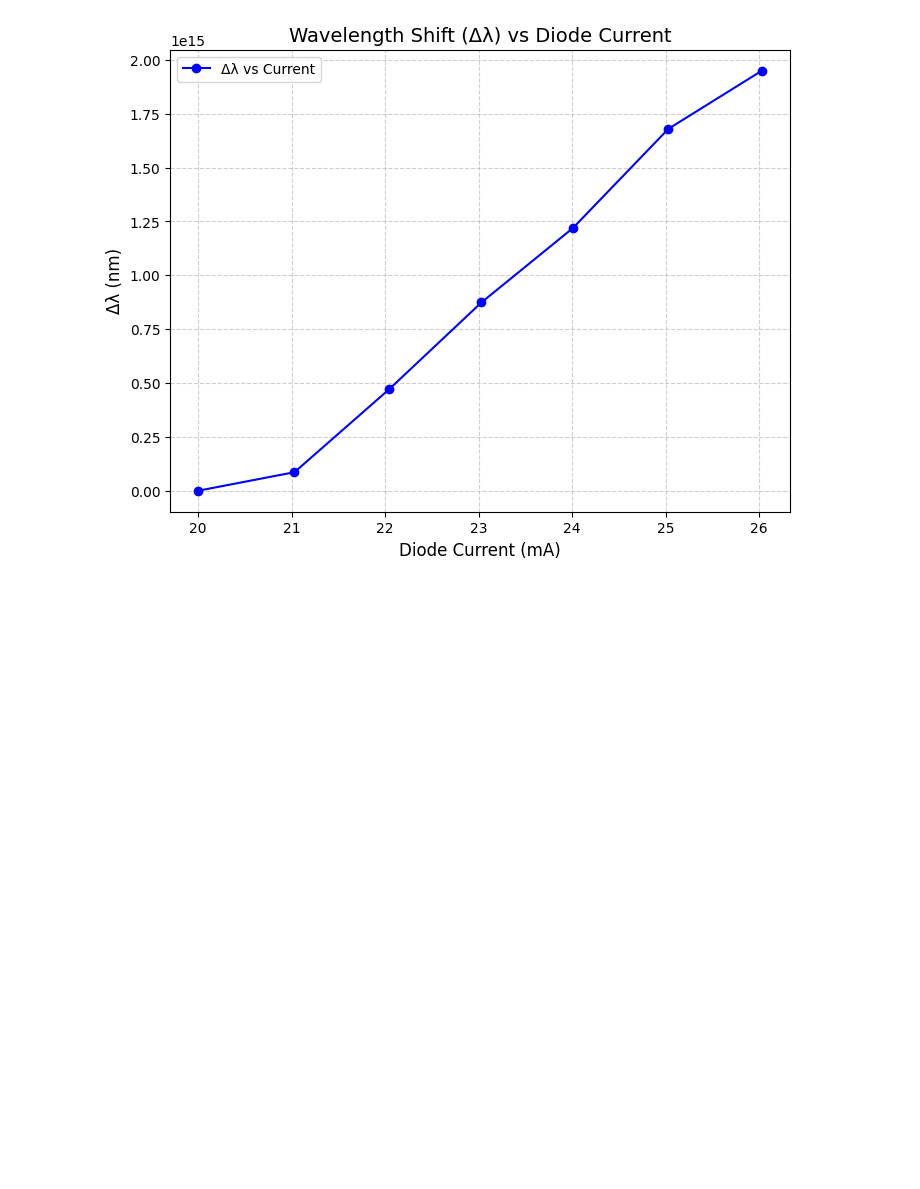
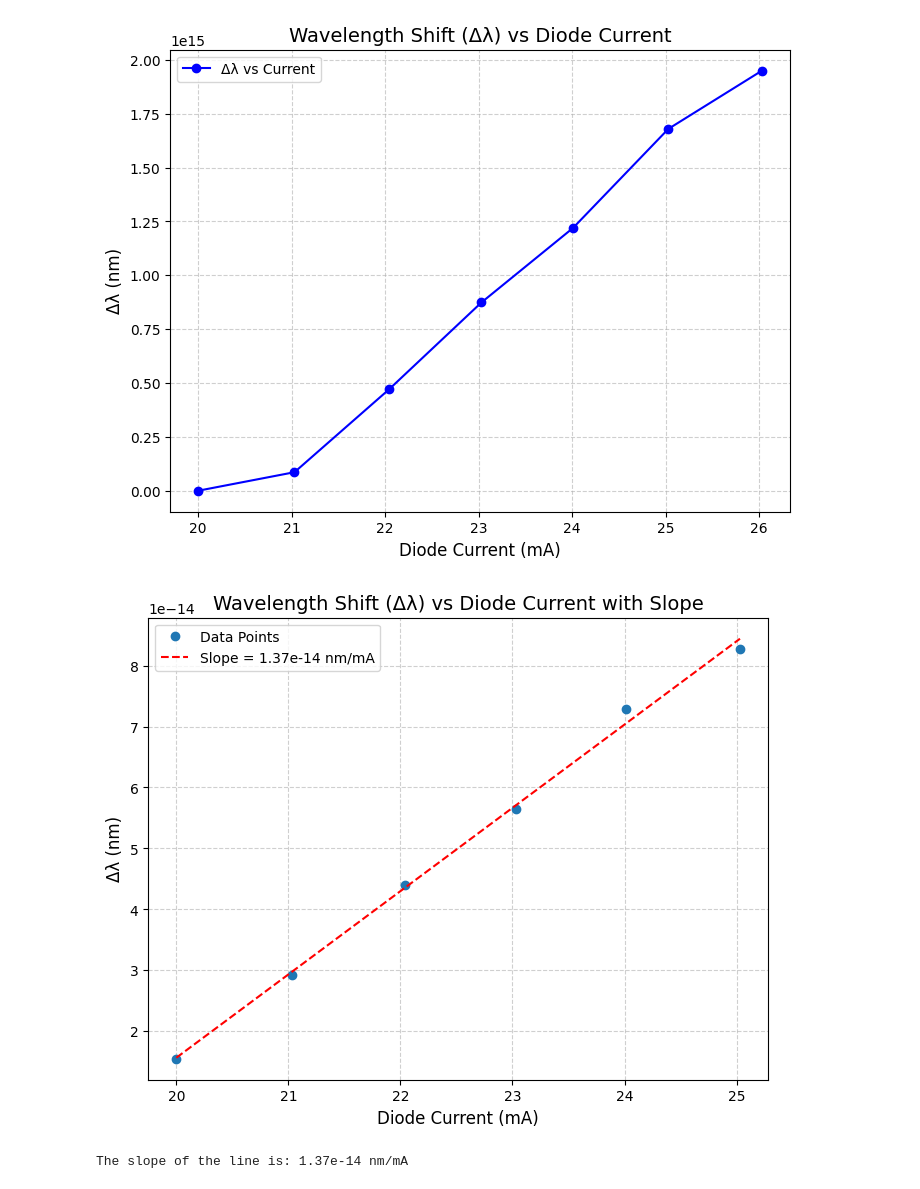
Before and after one commit to ErdhyErnando/python-for-opto-lab, a Jupyter notebook: EXP6/task33.ipynb, the cells around one changed output. Drawn from its saved outputs; the diff is of its cells as text; code cells hidden in the pictures; blank space fills up the shorter version.

```diff
--- a/EXP6/task33.ipynb
+++ b/EXP6/task33.ipynb
@@ -24,3 +24,54 @@ plt.legend()
 plt.show()
 # %% [output]
 [figure]
+# %%
+import matplotlib.pyplot as plt
+import numpy as np
+
+def plot_with_slope(curr, delta_lambda):
+    # Convert lists to numpy arrays for easier calculation
+    curr = np.array(curr)
+    delta_lambda = np.array(delta_lambda)
+
+    # Calculate the slope using numpy's polyfit
+    # polyfit returns coefficients of the line of best fit (slope is the first coefficient)
+    slope, intercept = np.polyfit(curr, delta_lambda, 1)
+
+    # Create the line of best fit
+    line_of_best_fit = slope * curr + intercept
+
+    # Create the plot
+    plt.figure(figsize=(8, 6))
+
+    # Plot original data points
+    plt.plot(curr, delta_lambda, 'o', label='Data Points')
+
+    # Plot line of best fit
+    plt.plot(curr, line_of_best_fit, 'r--', label=f'Slope = {slope:.2e} nm/mA')
+
+    # Add labels and title
+    plt.xlabel('Diode Current (mA)', fontsize=12)
+    plt.ylabel('Δλ (nm)', fontsize=12)
+    plt.title('Wavelength Shift (Δλ) vs Diode Current with Slope', fontsize=14)
+
+    # Add grid
+    plt.grid(True, linestyle='--', alpha=0.6)
+
+    # Add legend
+    plt.legend()
+
+    # Show the plot
+    plt.show()
+
+    return slope
+
+# Data
+current = [20.00, 21.03, 22.04, 23.03, 24.01, 25.03]  # Diode current in mA
+delta_lambda = [1.55E-14, 2.93E-14, 4.40E-14, 5.65E-14, 7.28E-14, 8.28E-14]  # Δλ in nm
+
+# Call the function and get the slope
+slope = plot_with_slope(current, delta_lambda)
+print(f"\nThe slope of the line is: {slope:.2e} nm/mA")
+# %% [output]
+[figure, added]
+The slope of the line is: 1.37e-14 nm/mA
```
Also changed, not shown: 1 other file.
